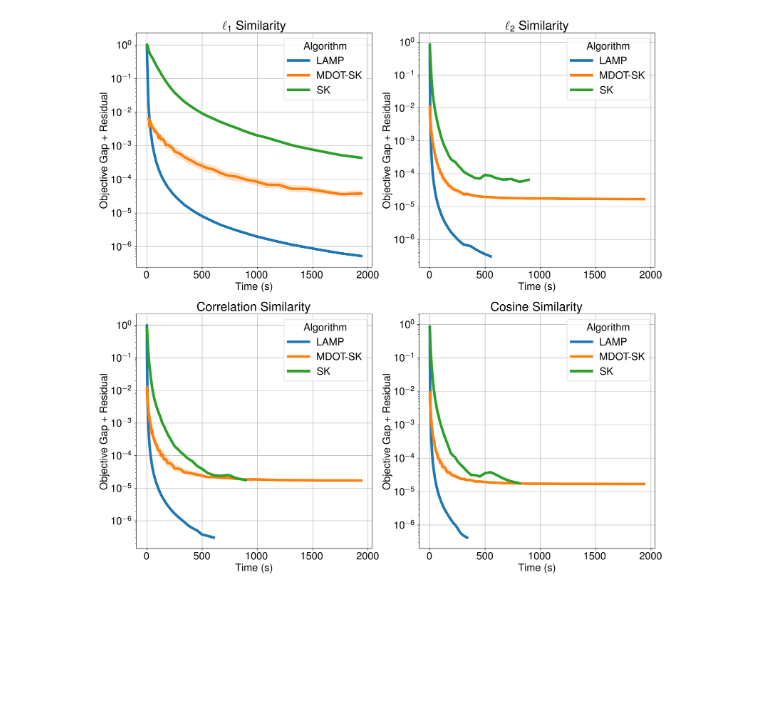
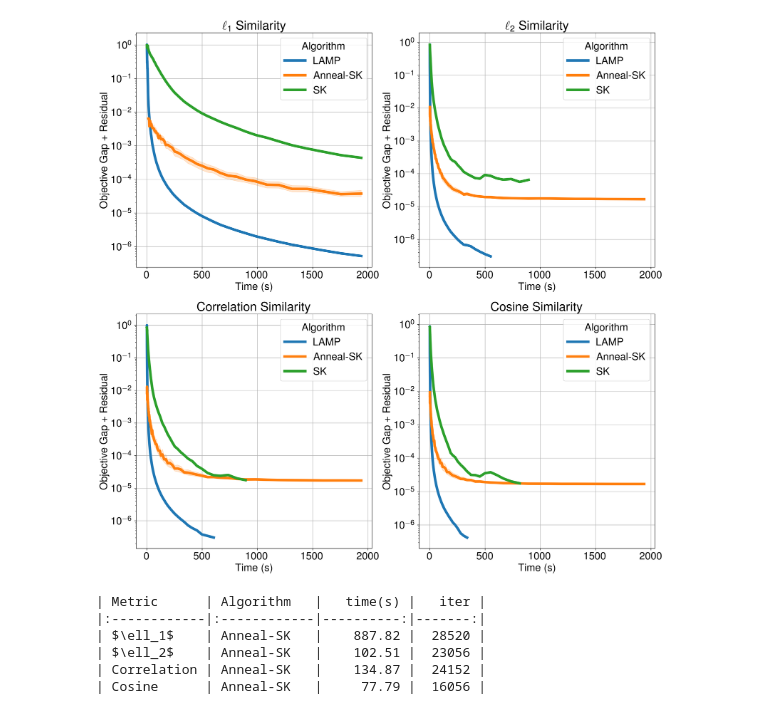
Before and after one commit to mxburns2022/CuDXG.jl, a Jupyter notebook: experiments/make_figures.ipynb, the cells around one changed output. Cells and saved outputs as stored; diff of their text form; code cells hidden in the pictures; blank space fills up the shorter version.

```diff
--- a/experiments/make_figures.ipynb
+++ b/experiments/make_figures.ipynb
@@ -189,7 +189,7 @@ arr = np.exp(pd.cut(np.log(df['time(s)']), bins=200 , precision=2,retbins=True)[
 # np.exp(arr[0].iloc[0].mid)
 df['bintime'] = arr
 df['Algorithm'] = df['solver'].replace({"lamp_kernel": "LAMP",
-                                        "annealed_sinkhorn_cellsim": "MDOT-SK",
+                                        "annealed_sinkhorn_cellsim": "Anneal-SK",
                                         "sinkhorn_cellsim": "SK"})
 df["Metric"] = df['metric'].replace({
     "l1": "$\\ell_1$",
@@ -199,17 +199,47 @@ df["Metric"] = df['metric'].replace({
 })
 # %%
 fig, axs = plt.subplot_mosaic([["$\\ell_1$", "$\\ell_2$"],["Correlation", "Cosine"]], figsize=(18,18))
-hue_order = ["LAMP", "MDOT-SK", "SK"]
+hue_order = ["LAMP", "Anneal-SK", "SK"]
 
 for metric in df['Metric'].unique():
     sns.lineplot(df.query(f"nfeatures==5000 and Metric == \"{metric}\" and `time(s)` < 2000"),
                  x='bintime', y='compound_obj', hue='Algorithm', ax=axs[metric], hue_order=hue_order, linewidth=5)
     axs[metric].set_yscale("log")
     # axs[metric].set_xscale("log")
     axs[metric].set_title(f"{metric} Similarity")
     axs[metric].set_ylabel(f"Objective Gap + Residual")
     axs[metric].set_xlabel(f"Time (s)")
     axs[metric].grid()
 fig.savefig("../figures/UPDATED_REBUTTAL_cell_similarity_n5000.pdf", bbox_inches='tight')
 # %% [output]
-[figure, old version]
+[figure, new version]
+# %%
+from scipy.stats import gmean
+target = 1e-4
+lim_df = df.query(f"compound_obj < {target} and nfeatures != 10000").sort_values(by='time(s)').drop_duplicates(["Algorithm", "seed", "metric", "nfeatures"])
+lim_df['iter'] = lim_df['iter'].astype(int)
+lim_df.loc[lim_df["Algorithm"] == "LAMP", "iter"] *= 4
+lim_df.loc[lim_df["Algorithm"] != "LAMP", "iter"] *= 2
+
+aggdf = lim_df.query("nfeatures==5000").groupby(["Metric", "Algorithm", ]).agg({"time(s)": 'mean', "iter": "mean"}).round(2)
+def multiindex_to_markdown(df):
+    out = df.reset_index()  # puts each index level in its own column
+
+    # blank repeated labels in index columns for a grouped look
+    n_idx = df.index.nlevels
+    for i in range(n_idx):
+        mask = out.iloc[:, :i+1].eq(out.iloc[:, :i+1].shift()).all(axis=1)
+        out.loc[mask, out.columns[i]] = ""
+
+    return out.to_markdown(index=False)
+piv_df = aggdf.pivot_table(index="Algorithm", columns="Metric", values=['time(s)', "iter"])
+print(multiindex_to_markdown(aggdf))
+
+# aggdf
+# %% [output]
+| Metric      | Algorithm   |   time(s) |   iter |
+|:------------|:------------|----------:|-------:|
+| $\ell_1$    | Anneal-SK   |    887.82 |  28520 |
+| $\ell_2$    | Anneal-SK   |    102.51 |  23056 |
+| Correlation | Anneal-SK   |    134.87 |  24152 |
+| Cosine      | Anneal-SK   |     77.79 |  16056 |
```
Also changed, not shown: parts of 1 cell of this notebook, 23 other files.
